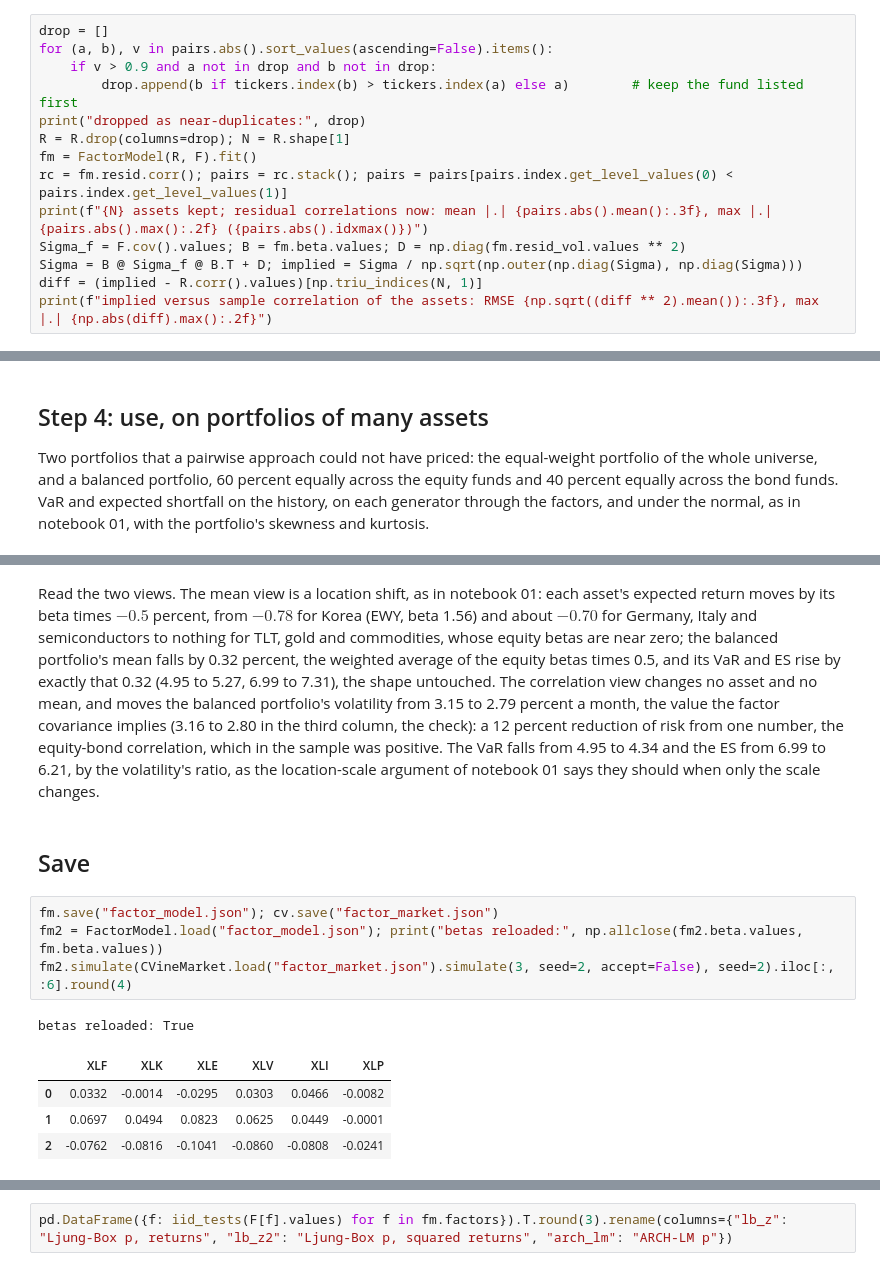
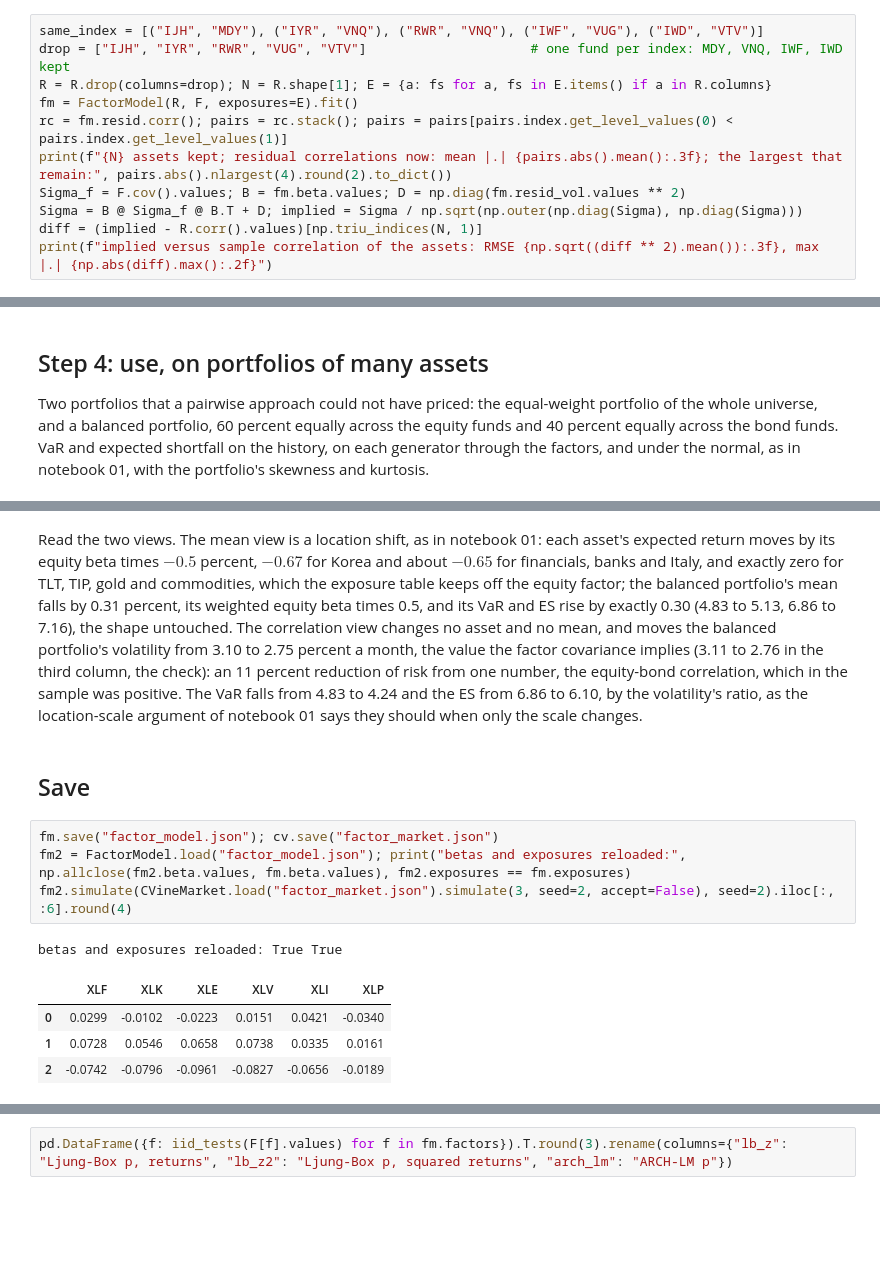
Before and after one commit to mamadouyamar/CVineMarketGen, a Jupyter notebook: examples/03_many_assets_factors.ipynb, the cells around one changed output, grey strips where cells are left out. Saved outputs shown, nothing was run; the diff lists cells and outputs as text; blank space fills up the shorter version.

```diff
--- a/examples/03_many_assets_factors.ipynb
+++ b/examples/03_many_assets_factors.ipynb
@@ -231,13 +302,10 @@ residual correlations: mean |.| 0.151, 95th percentile |.| 0.50, standard error
 # %%
-drop = []
-for (a, b), v in pairs.abs().sort_values(ascending=False).items():
-    if v > 0.9 and a not in drop and b not in drop:
-        drop.append(b if tickers.index(b) > tickers.index(a) else a)        # keep the fund listed first
-print("dropped as near-duplicates:", drop)
-R = R.drop(columns=drop); N = R.shape[1]
-fm = FactorModel(R, F).fit()
+same_index = [("IJH", "MDY"), ("IYR", "VNQ"), ("RWR", "VNQ"), ("IWF", "VUG"), ("IWD", "VTV")]
+drop = ["IJH", "IYR", "RWR", "VUG", "VTV"]                     # one fund per index: MDY, VNQ, IWF, IWD kept
+R = R.drop(columns=drop); N = R.shape[1]; E = {a: fs for a, fs in E.items() if a in R.columns}
+fm = FactorModel(R, F, exposures=E).fit()
 rc = fm.resid.corr(); pairs = rc.stack(); pairs = pairs[pairs.index.get_level_values(0) < pairs.index.get_level_values(1)]
-print(f"{N} assets kept; residual correlations now: mean |.| {pairs.abs().mean():.3f}, max |.| {pairs.abs().max():.2f} ({pairs.abs().idxmax()})")
+print(f"{N} assets kept; residual correlations now: mean |.| {pairs.abs().mean():.3f}; the largest that remain:", pairs.abs().nlargest(4).round(2).to_dict())
 Sigma_f = F.cov().values; B = fm.beta.values; D = np.diag(fm.resid_vol.values ** 2)
 Sigma = B @ Sigma_f @ B.T + D; implied = Sigma / np.sqrt(np.outer(np.diag(Sigma), np.diag(Sigma)))
 diff = (implied - R.corr().values)[np.triu_indices(N, 1)]
@@ -443,30 +603,30 @@ implied change of expected monthly return (%), largest and smallest equity betas
 # %% [markdown]
 Read the two views. The mean view is a location shift, as in notebook 01:
-each asset's expected return moves by its beta times $-0.5$ percent, from
-$-0.78$ for Korea (EWY, beta 1.56) and about $-0.70$ for Germany, Italy and
-semiconductors to nothing for TLT, gold and commodities, whose equity betas
-are near zero; the balanced portfolio's mean falls by 0.32 percent, the
-weighted average of the equity betas times 0.5, and its VaR and ES rise by
-exactly that 0.32 (4.95 to 5.27, 6.99 to 7.31), the shape untouched. The
+each asset's expected return moves by its equity beta times $-0.5$ percent,
+$-0.67$ for Korea and about $-0.65$ for financials, banks and Italy, and
+exactly zero for TLT, TIP, gold and commodities, which the exposure table
+keeps off the equity factor; the balanced portfolio's mean falls by 0.31
+percent, its weighted equity beta times 0.5, and its VaR and ES rise by
+exactly 0.30 (4.83 to 5.13, 6.86 to 7.16), the shape untouched. The
 correlation view changes no asset and no mean, and moves the balanced
-portfolio's volatility from 3.15 to 2.79 percent a month, the value the
-factor covariance implies (3.16 to 2.80 in the third column, the check):
-a 12 percent reduction of risk from one number, the equity-bond correlation,
-which in the sample was positive. The VaR falls from 4.95 to 4.34 and the ES
-from 6.99 to 6.21, by the volatility's ratio, as the location-scale
-argument of notebook 01 says they should when only the scale changes.
+portfolio's volatility from 3.10 to 2.75 percent a month, the value the
+factor covariance implies (3.11 to 2.76 in the third column, the check): an
+11 percent reduction of risk from one number, the equity-bond correlation,
+which in the sample was positive. The VaR falls from 4.83 to 4.24 and the ES
+from 6.86 to 6.10, by the volatility's ratio, as the location-scale argument
+of notebook 01 says they should when only the scale changes.
 # %% [markdown]
 ## Save
 # %%
 fm.save("factor_model.json"); cv.save("factor_market.json")
-fm2 = FactorModel.load("factor_model.json"); print("betas reloaded:", np.allclose(fm2.beta.values, fm.beta.values))
+fm2 = FactorModel.load("factor_model.json"); print("betas and exposures reloaded:", np.allclose(fm2.beta.values, fm.beta.values), fm2.exposures == fm.exposures)
 fm2.simulate(CVineMarket.load("factor_market.json").simulate(3, seed=2, accept=False), seed=2).iloc[:, :6].round(4)
 # %% [output]
-betas reloaded: True
+betas and exposures reloaded: True True
 |  | XLF | XLK | XLE | XLV | XLI | XLP |
-| 0 | 0.0332 | -0.0014 | -0.0295 | 0.0303 | 0.0466 | -0.0082 |
-| 1 | 0.0697 | 0.0494 | 0.0823 | 0.0625 | 0.0449 | -0.0001 |
-| 2 | -0.0762 | -0.0816 | -0.1041 | -0.0860 | -0.0808 | -0.0241 |
+| 0 | 0.0299 | -0.0102 | -0.0223 | 0.0151 | 0.0421 | -0.0340 |
+| 1 | 0.0728 | 0.0546 | 0.0658 | 0.0738 | 0.0335 | 0.0161 |
+| 2 | -0.0742 | -0.0796 | -0.0961 | -0.0827 | -0.0656 | -0.0189 |
 # %% [markdown]
 ## What this misses
 
```
Also changed, not shown: parts of 31 cells of this notebook.
